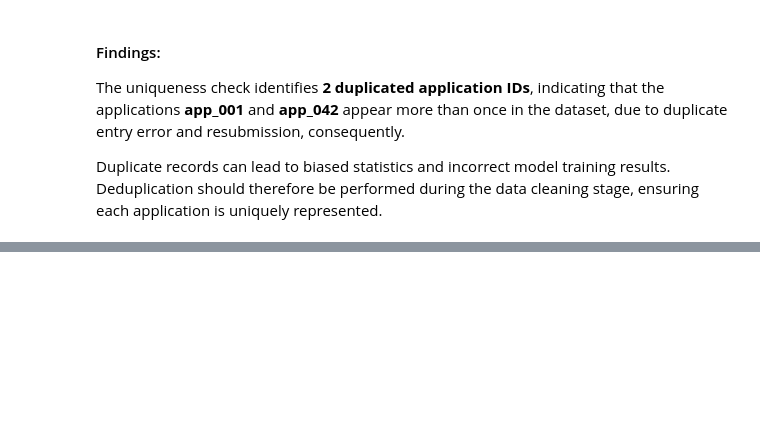
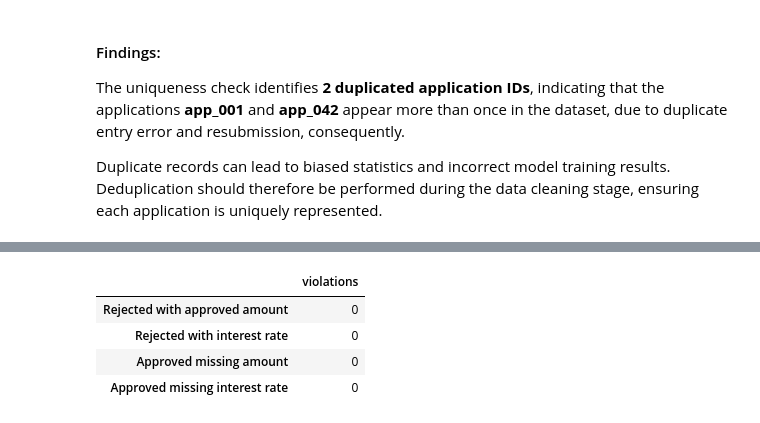
Before and after one commit to Beatrizboal/dego-project-team7, a Jupyter notebook: notebooks/01_data_quality.ipynb, the cells around one changed output, grey strips where cells are left out. Cells and saved outputs as stored; diff of their text form; code cells hidden in the pictures; blank space fills up the shorter version.

Commit message:
Validate logical consistency between loan decisions and financial attributes

```diff
--- a/notebooks/01_data_quality.ipynb
+++ b/notebooks/01_data_quality.ipynb
@@ -556,0 +567,24 @@ Duplicate records can lead to biased statistics and incorrect model training res
+# %%
+approved = df_raw["decision.loan_approved"] == True
+rejected = df_raw["decision.loan_approved"] == False
+
+viol_rejected_has_amount = (rejected & df_raw["decision.approved_amount"].notna()).sum()
+viol_rejected_has_rate = (rejected & df_raw["decision.interest_rate"].notna()).sum()
+
+viol_approved_missing_amount = (approved & df_raw["decision.approved_amount"].isna()).sum()
+viol_approved_missing_rate = (approved & df_raw["decision.interest_rate"].isna()).sum()
+
+accuracy_checks = {
+    "Rejected with approved amount": viol_rejected_has_amount,
+    "Rejected with interest rate": viol_rejected_has_rate,
+    "Approved missing amount": viol_approved_missing_amount,
+    "Approved missing interest rate": viol_approved_missing_rate
+}
+
+pd.DataFrame.from_dict(accuracy_checks, orient="index", columns=["violations"])
+# %% [output]
+|  | violations |
+| Rejected with approved amount | 0 |
+| Rejected with interest rate | 0 |
+| Approved missing amount | 0 |
+| Approved missing interest rate | 0 |
```
Also changed, not shown: parts of 2 cells of this notebook.
